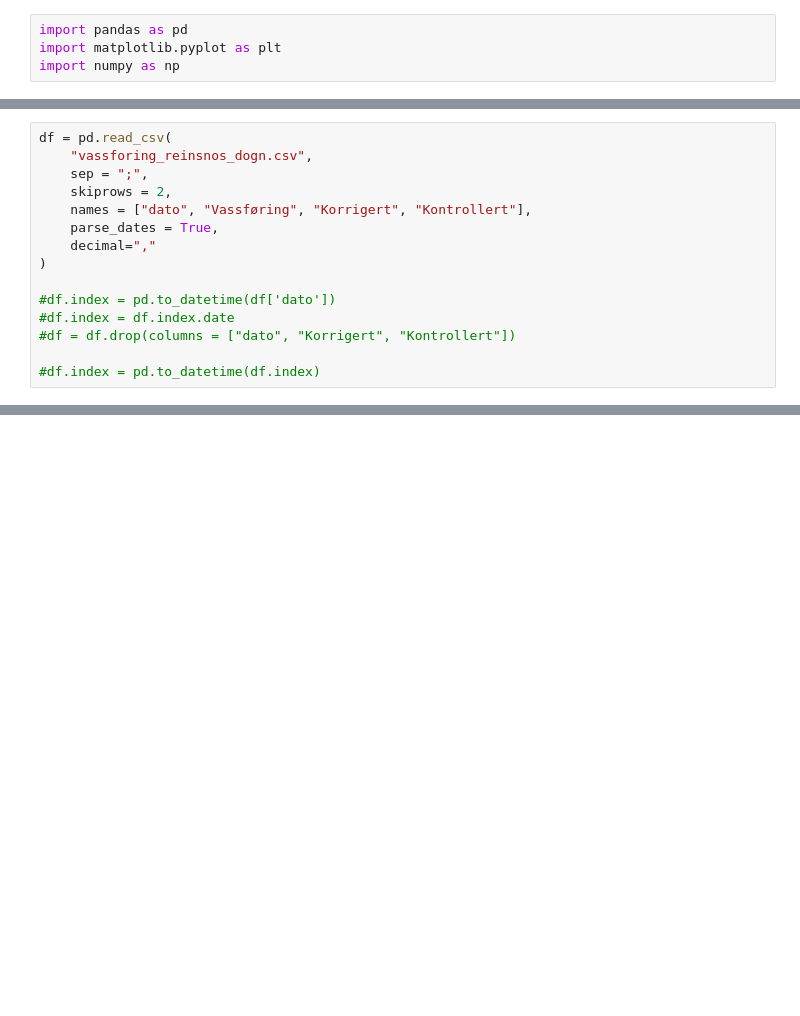
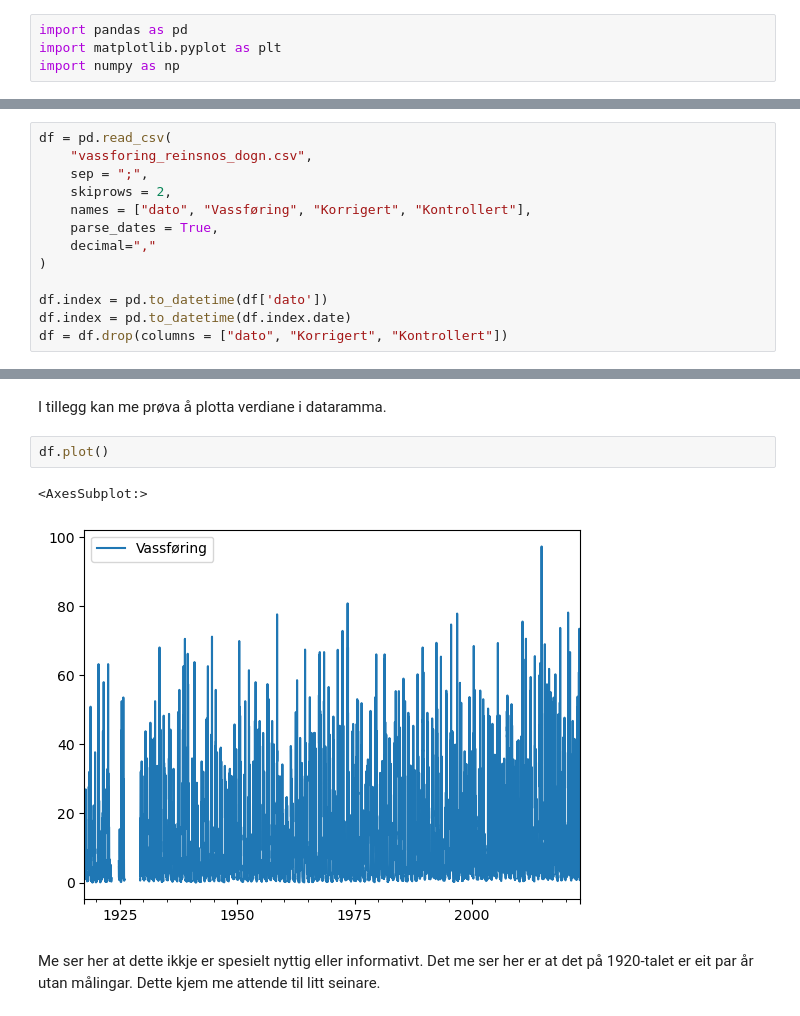
Before and after one commit to lektorodd/lektorodd.github.io, a Jupyter notebook: posts/hydrologimodellering/index.ipynb, the cells around one changed output, grey strips where cells are left out. Cells and saved outputs as stored; diff of their text form; blank space fills up the shorter version.

```diff
--- a/posts/hydrologimodellering/index.ipynb
+++ b/posts/hydrologimodellering/index.ipynb
@@ -53,8 +57,6 @@ df = pd.read_csv(
     decimal=","
 )
 
-#df.index = pd.to_datetime(df['dato'])
-#df.index = df.index.date
-#df = df.drop(columns = ["dato", "Korrigert", "Kontrollert"])
-
-#df.index = pd.to_datetime(df.index)
+df.index = pd.to_datetime(df['dato'])
+df.index = pd.to_datetime(df.index.date)
+df = df.drop(columns = ["dato", "Korrigert", "Kontrollert"])
@@ -60,0 +74,9 @@ df = pd.read_csv(
+# %% [markdown]
+I tillegg kan me prøva å plotta verdiane i dataramma.
+# %%
+df.plot()
+# %% [output]
+<AxesSubplot:>
+[figure, added]
+# %% [markdown]
+Me ser her at dette ikkje er spesielt nyttig eller informativt. Det me ser her er at det på 1920-talet er eit par år utan målingar. Dette kjem me attende til litt seinare.
```
Also changed, not shown: parts of 4 cells of this notebook, 1 other file.
